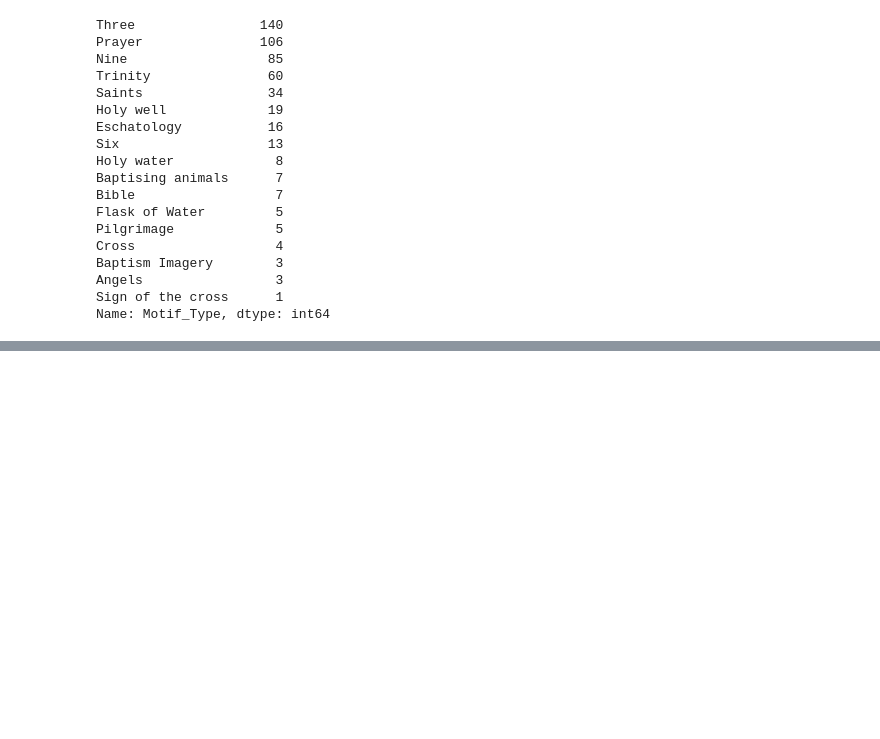
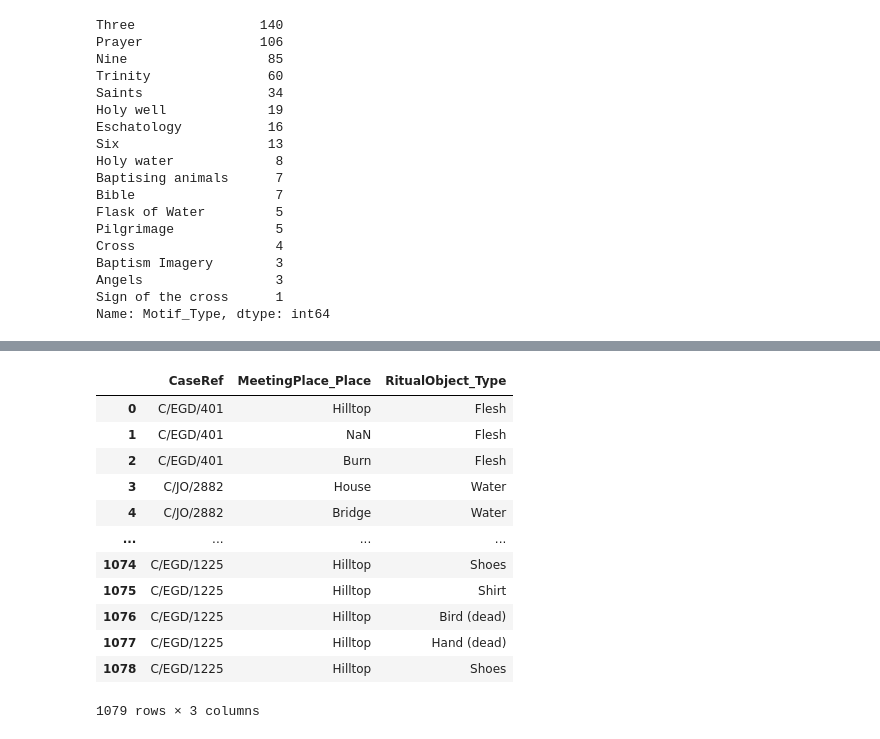
Before and after one commit to Baezhi/DS4_Group-14, a Jupyter notebook: Network notebook.ipynb, the cells around one changed output, grey strips where cells are left out. Saved outputs shown, nothing was run; the diff lists cells and outputs as text; code cells hidden in the pictures; blank space fills up the shorter version.

Commit message:
Network
Uplaoded all the other tables with the ritual objects and merged them for creating the network nodes and the weights.

```diff
--- a/Network notebook.ipynb
+++ b/Network notebook.ipynb
@@ -147,0 +167,4 @@ Name: Motif_Type, dtype: int64
+# %%
+meetingPlaces.drop(['MeetingPlaceSystemId', 'Createdby',
+'MeetingPlaceID', 'Createdate',
+'Lastupdatedby', 'Lastupdatedon','MeetingPlaceRef','Location','Inversion'], axis = 1,inplace = True)
@@ -147,0 +225,17 @@ Name: Motif_Type, dtype: int64
+# %%
+Rit_meeting = pd.merge(meetingPlaces,Objects,left_on="CaseRef",right_on="CaseRef",suffixes = (False, False))
+Rit_meeting
+# %% [output]
+|  | CaseRef | MeetingPlace_Place | RitualObject_Type |
+| 0 | C/EGD/401 | Hilltop | Flesh |
+| 1 | C/EGD/401 | NaN | Flesh |
+| 2 | C/EGD/401 | Burn | Flesh |
+| 3 | C/JO/2882 | House | Water |
+| 4 | C/JO/2882 | Bridge | Water |
+| ... | ... | ... | ... |
+| 1074 | C/EGD/1225 | Hilltop | Shoes |
+| 1075 | C/EGD/1225 | Hilltop | Shirt |
+| 1076 | C/EGD/1225 | Hilltop | Bird (dead) |
+| 1077 | C/EGD/1225 | Hilltop | Hand (dead) |
+| 1078 | C/EGD/1225 | Hilltop | Shoes |
+1079 rows × 3 columns
```
Also changed, not shown: parts of 7 cells of this notebook.
